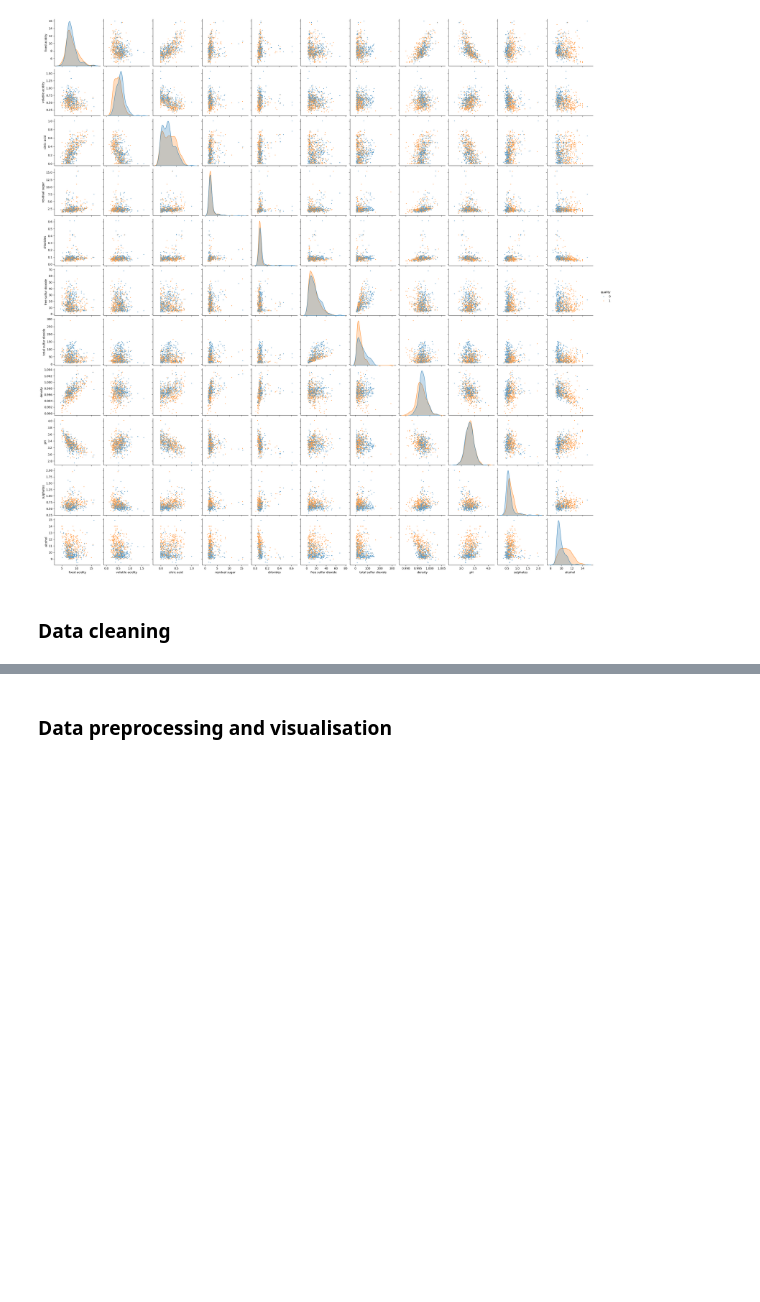
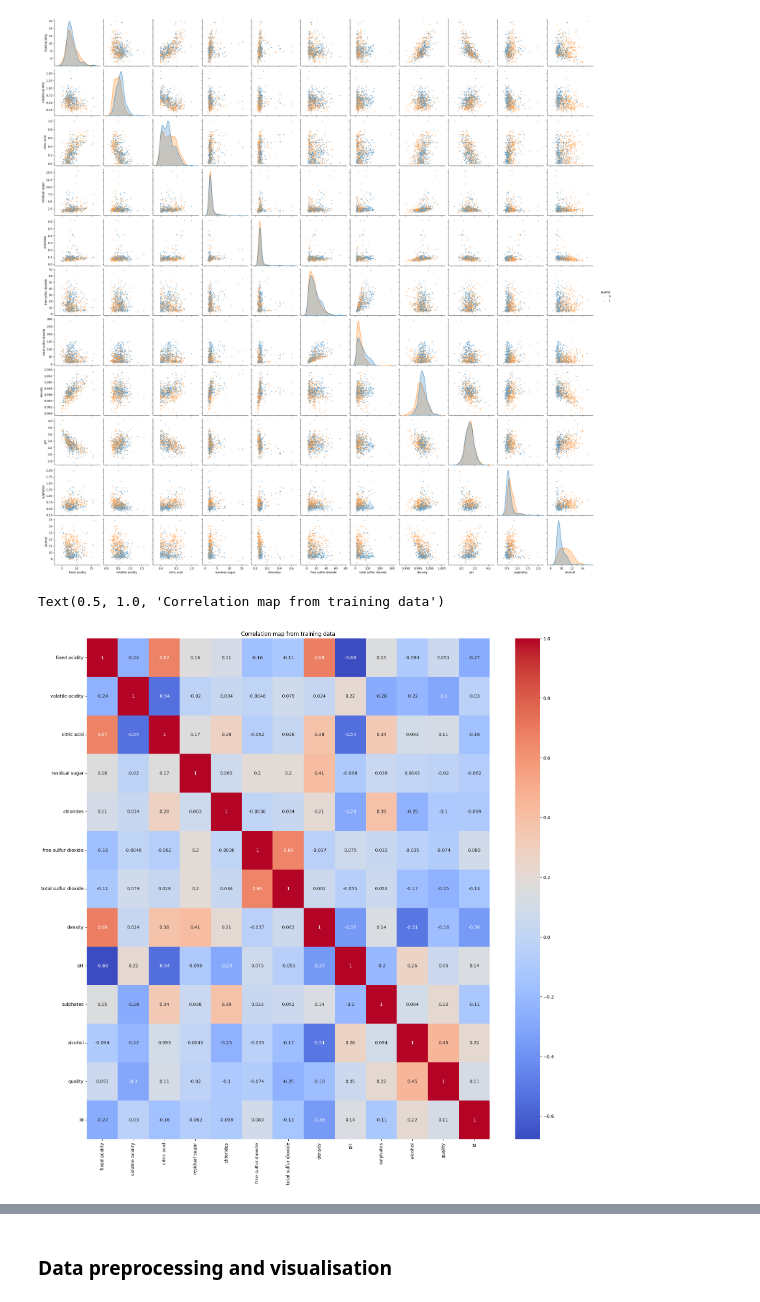
Before and after one commit to JohannesStandal/DAT200, a Jupyter notebook: CA3/CA3_template.ipynb, the cells around one changed output, grey strips where cells are left out. Drawn from its saved outputs; the diff is of its cells as text; code cells hidden in the pictures; blank space fills up the shorter version.

```diff
--- a/CA3/CA3_template.ipynb
+++ b/CA3/CA3_template.ipynb
@@ -25,5 +28,11 @@ sns.pairplot(df_visual,  hue='quality', plot_kws={'s':5})
 # %% [output]
 <seaborn.axisgrid.PairGrid at 0x...>
 [figure]
-# %% [markdown]
-### Data cleaning
+# %%
+# correlation map code from lecture 4
+plt.figure(figsize=(20,20))
+sns.heatmap(df_train.corr(), annot=True, cmap='coolwarm')
+plt.title("Correlation map from training data")
+# %% [output]
+Text(0.5, 1.0, 'Correlation map from training data')
+[figure, added]
```
Also changed, not shown: parts of 7 cells of this notebook, 3 other files.
